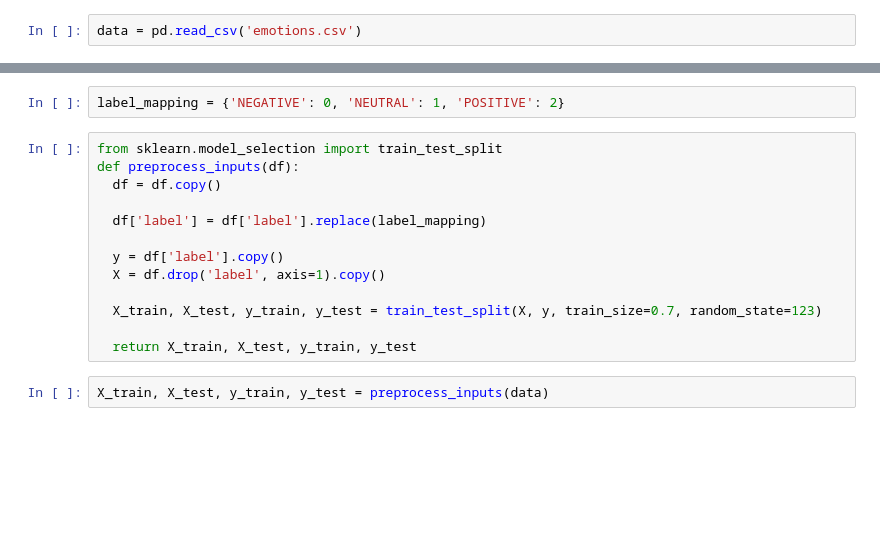
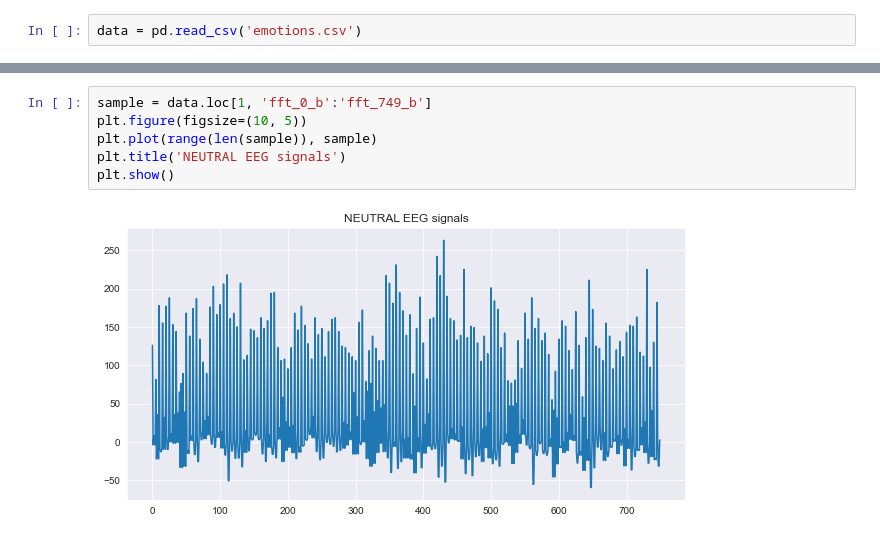
Before and after one commit to meysam810/Emotion-Detection-With-EEG-Data, a Jupyter notebook: eeg-prediction.ipynb, the cells around one changed output, grey strips where cells are left out. Cells and saved outputs as stored; diff of their text form; blank space fills up the shorter version.

```diff
--- a/eeg-prediction.ipynb
+++ b/eeg-prediction.ipynb
@@ -25,17 +104,8 @@ Name: label, dtype: int64
-# %%
-label_mapping = {'NEGATIVE': 0, 'NEUTRAL': 1, 'POSITIVE': 2}
-# %%
-from sklearn.model_selection import train_test_split
-def preprocess_inputs(df):
-  df = df.copy()
-
-  df['label'] = df['label'].replace(label_mapping)
-
-  y = df['label'].copy()
-  X = df.drop('label', axis=1).copy()
-
-  X_train, X_test, y_train, y_test = train_test_split(X, y, train_size=0.7, random_state=123)
-
-  return X_train, X_test, y_train, y_test
-# %%
-X_train, X_test, y_train, y_test = preprocess_inputs(data)
+# %%
+sample = data.loc[1, 'fft_0_b':'fft_749_b']
+plt.figure(figsize=(10, 5))
+plt.plot(range(len(sample)), sample)
+plt.title('NEUTRAL EEG signals')
+plt.show()
+# %% [output]
+[figure, added]
```
Also changed, not shown: parts of 31 cells of this notebook, 2 other files.
